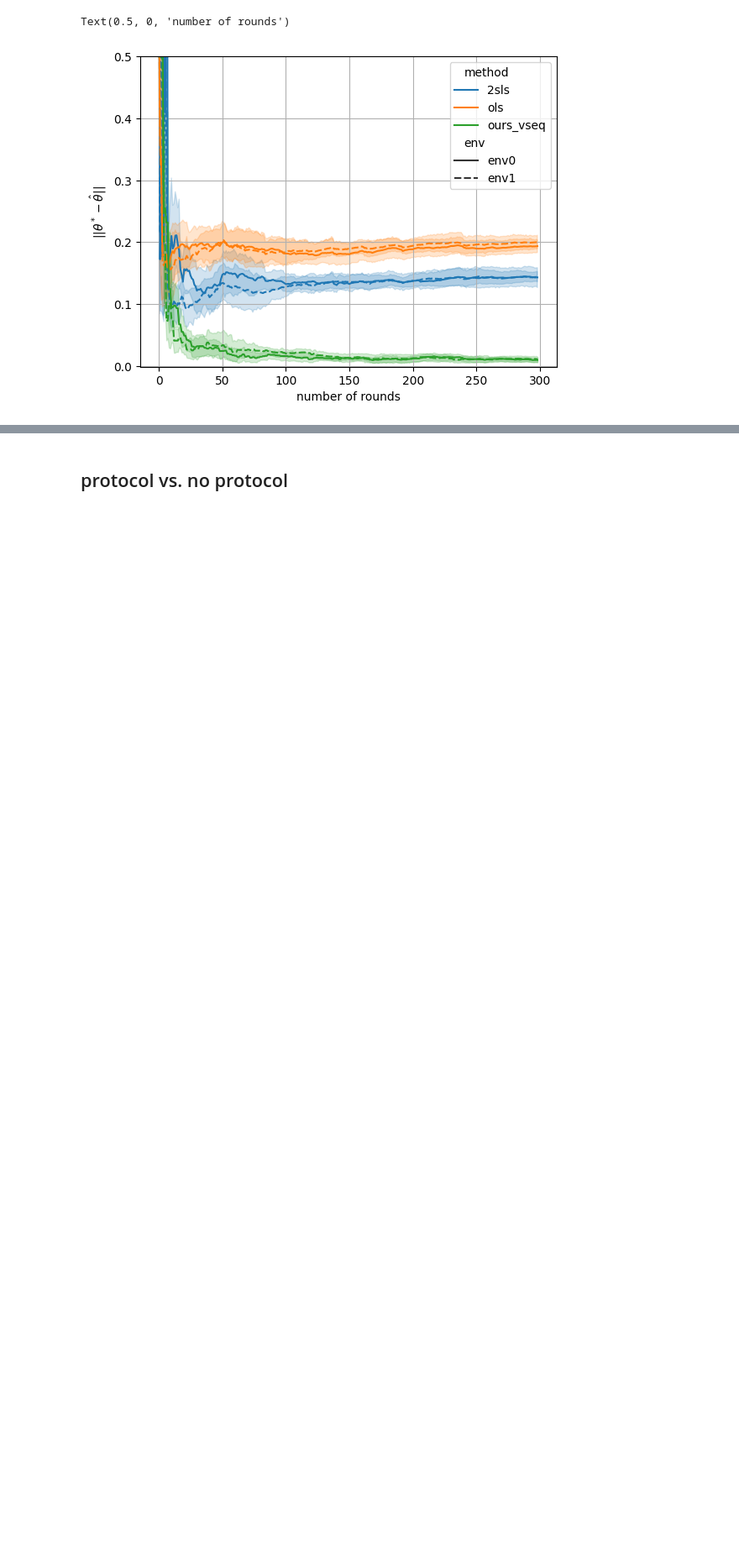
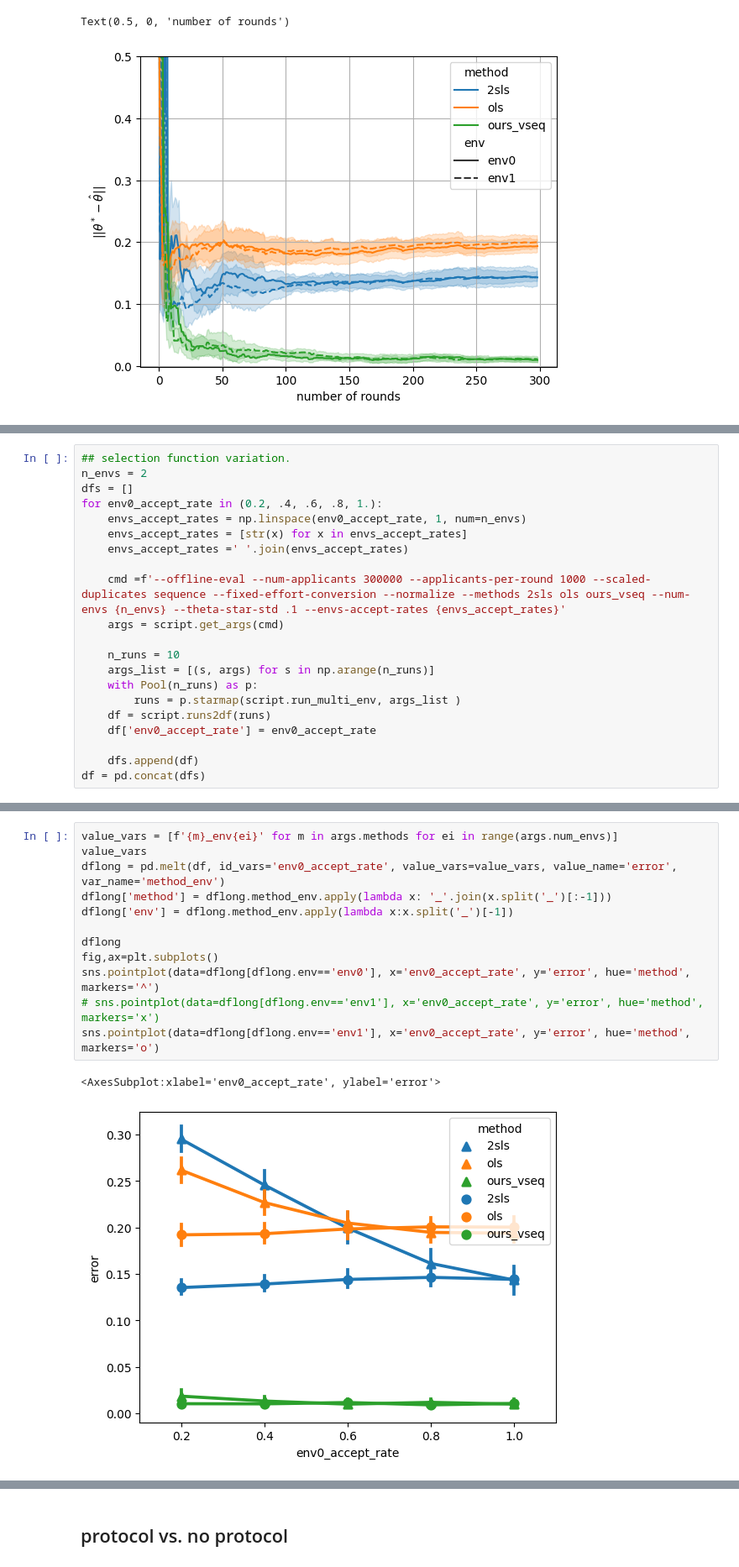
Before and after one commit to muneebaadil/strategic-instrumental-variable-regression, a Jupyter notebook: experiments.ipynb, the cells around one changed output, grey strips where cells are left out. Shown at 84% size. Cells and saved outputs as stored; diff of their text form; blank space fills up the shorter version.

```diff
--- a/experiments.ipynb
+++ b/experiments.ipynb
@@ -349,0 +388,21 @@ Text(0.5, 0, 'number of rounds')
+# %%
+## selection function variation.
+n_envs = 2
+dfs = []
+for env0_accept_rate in (0.2, .4, .6, .8, 1.):
+    envs_accept_rates = np.linspace(env0_accept_rate, 1, num=n_envs)
+    envs_accept_rates = [str(x) for x in envs_accept_rates]
+    envs_accept_rates =' '.join(envs_accept_rates)
+
+    cmd =f'--offline-eval --num-applicants 300000 --applicants-per-round 1000 --scaled-duplicates sequence --fixed-effort-conversion --normalize --methods 2sls ols ours_vseq --num-envs {n_envs} --theta-star-std .1 --envs-accept-rates {envs_accept_rates}'
+    args = script.get_args(cmd)
+
+    n_runs = 10
+    args_list = [(s, args) for s in np.arange(n_runs)]
+    with Pool(n_runs) as p:
+        runs = p.starmap(script.run_multi_env, args_list )
+    df = script.runs2df(runs)
+    df['env0_accept_rate'] = env0_accept_rate
+
+    dfs.append(df)
+df = pd.concat(dfs)
@@ -349,0 +411,15 @@ Text(0.5, 0, 'number of rounds')
+# %%
+value_vars = [f'{m}_env{ei}' for m in args.methods for ei in range(args.num_envs)]
+value_vars
+dflong = pd.melt(df, id_vars='env0_accept_rate', value_vars=value_vars, value_name='error', var_name='method_env')
+dflong['method'] = dflong.method_env.apply(lambda x: '_'.join(x.split('_')[:-1]))
+dflong['env'] = dflong.method_env.apply(lambda x:x.split('_')[-1])
+
+dflong
+fig,ax=plt.subplots()
+sns.pointplot(data=dflong[dflong.env=='env0'], x='env0_accept_rate', y='error', hue='method', markers='^')
+# sns.pointplot(data=dflong[dflong.env=='env1'], x='env0_accept_rate', y='error', hue='method', markers='x')
+sns.pointplot(data=dflong[dflong.env=='env1'], x='env0_accept_rate', y='error', hue='method', markers='o')
+# %% [output]
+<AxesSubplot:xlabel='env0_accept_rate', ylabel='error'>
+[figure, added]
```
Also changed, not shown: parts of 22 cells of this notebook.
